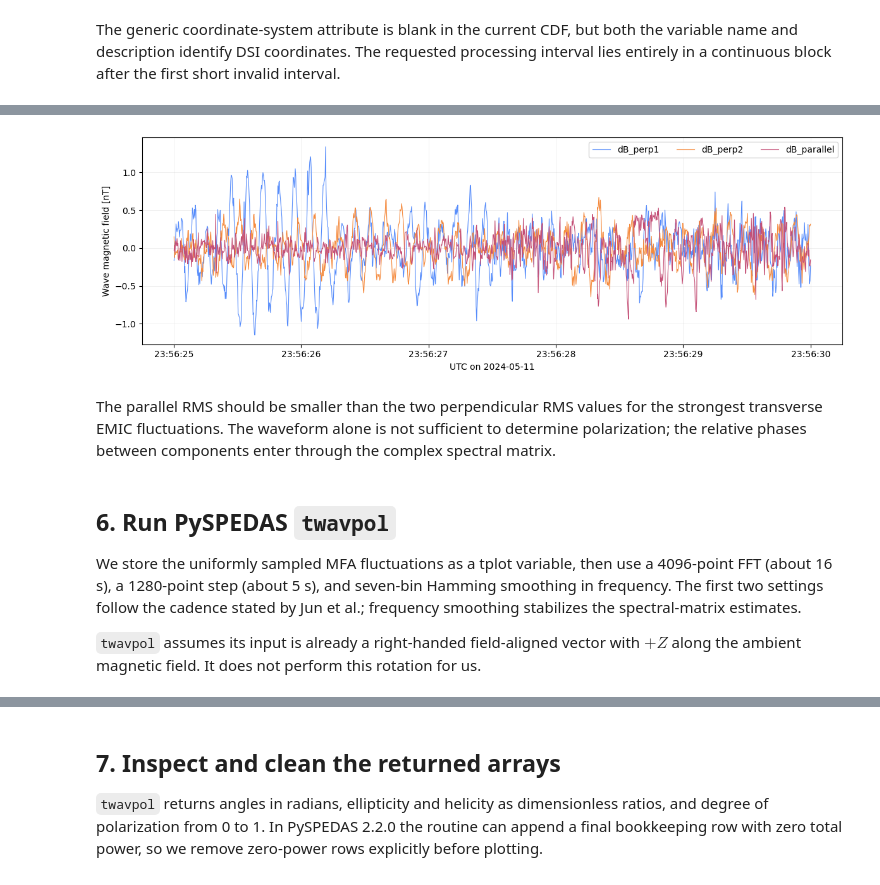
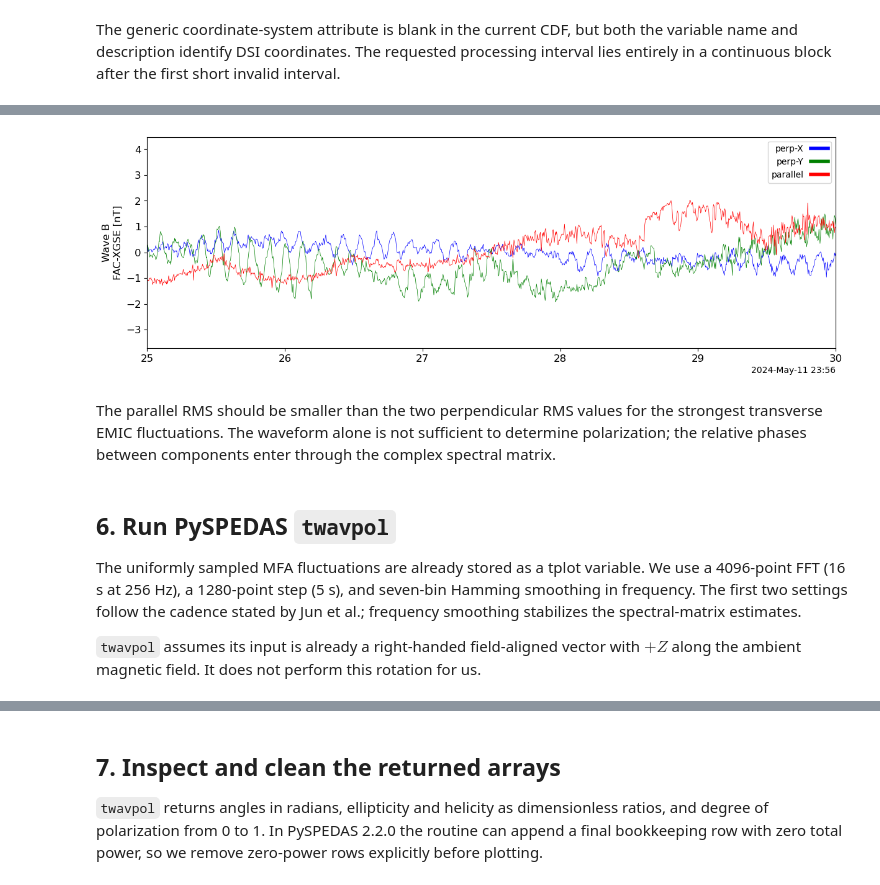
Before and after one commit to spedas/pyspedas_examples, a Jupyter notebook: pyspedas_examples/notebooks/pyhc_winter_school_2027/arase_gannon_emic_wave_polarization.ipynb, the cells around one changed output, grey strips where cells are left out. Drawn from its saved outputs; the diff is of its cells as text; code cells hidden in the pictures.

```diff
--- a/pyspedas_examples/notebooks/pyhc_winter_school_2027/arase_gannon_emic_wave_polarization.ipynb
+++ b/pyspedas_examples/notebooks/pyhc_winter_school_2027/arase_gannon_emic_wave_polarization.ipynb
@@ -258,25 +265,14 @@ MFA RMS [perp-1, perp-2, parallel] nT: [0.62413138 0.65421921 0.1793083 ]
 # %%
-plot_start, plot_stop = time_double(["2024-05-11/23:56:25", "2024-05-11/23:56:30"])
-plot_mask = (uniform_times >= plot_start) & (uniform_times <= plot_stop)
-plot_times = [datetime.fromtimestamp(t, tz=timezone.utc) for t in uniform_times[plot_mask]]
-
-fig, ax = plt.subplots(figsize=(12, 4))
-for component, label in enumerate(["dB_perp1", "dB_perp2", "dB_parallel"]):
-    ax.plot(plot_times, wave_mfa[plot_mask, component], lw=0.8, label=label)
-ax.set_ylabel("Wave magnetic field [nT]")
-ax.set_xlabel("UTC on 2024-05-11")
-ax.xaxis.set_major_formatter(mdates.DateFormatter("%H:%M:%S", tz=timezone.utc))
-ax.legend(ncol=3)
-ax.grid(alpha=0.25)
-fig.tight_layout()
+waveform_zoom = ["2024-05-11/23:56:25", "2024-05-11/23:56:30"]
+tplot(mfa_var, trange=waveform_zoom, xsize=12, ysize=4)
 # %% [output]
-[figure, old version]
+[figure, new version]
 # %% [markdown]
 The parallel RMS should be smaller than the two perpendicular RMS values for the strongest transverse EMIC fluctuations. The waveform alone is not sufficient to determine polarization; the relative phases between components enter through the complex spectral matrix.
 # %% [markdown]
 ## 6. Run PySPEDAS `twavpol`
 
-We store the uniformly sampled MFA fluctuations as a tplot variable, then use a 4096-point FFT (about 16 s), a 1280-point step (about 5 s), and seven-bin Hamming smoothing in frequency. The first two settings follow the cadence stated by Jun et al.; frequency smoothing stabilizes the spectral-matrix estimates.
+The uniformly sampled MFA fluctuations are already stored as a tplot variable. We use a 4096-point FFT (16 s at 256 Hz), a 1280-point step (5 s), and seven-bin Hamming smoothing in frequency. The first two settings follow the cadence stated by Jun et al.; frequency smoothing stabilizes the spectral-matrix estimates.
 
 `twavpol` assumes its input is already a right-handed field-aligned vector with $+Z$ along the ambient magnetic field. It does not perform this rotation for us.
 # %%
```
Also changed, not shown: parts of 18 cells of this notebook, 1 other file.
